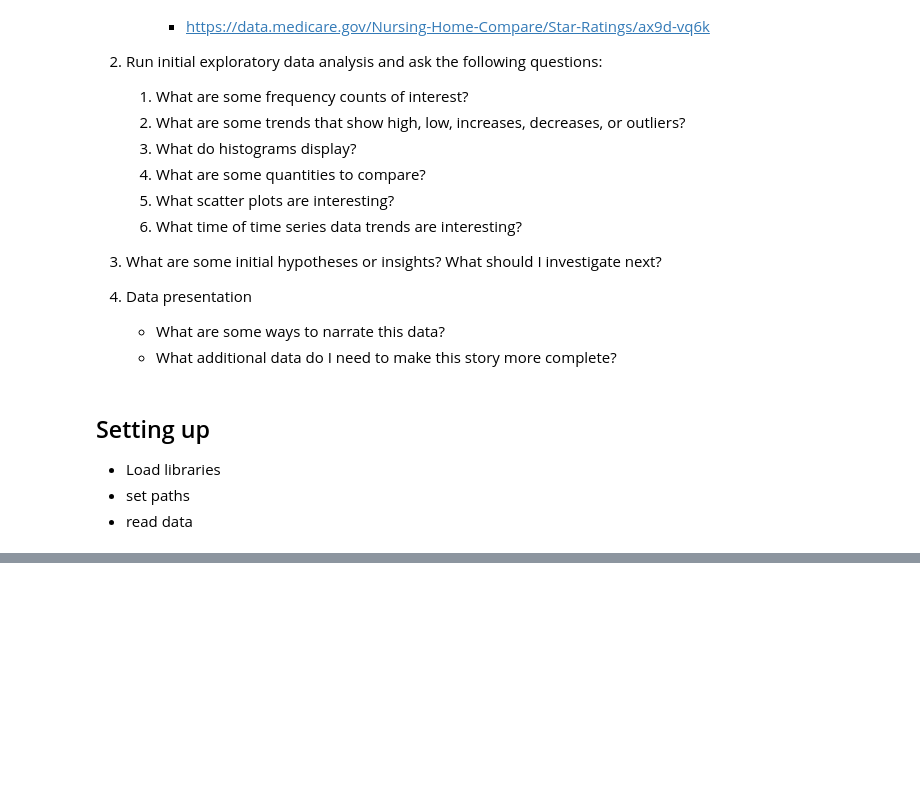
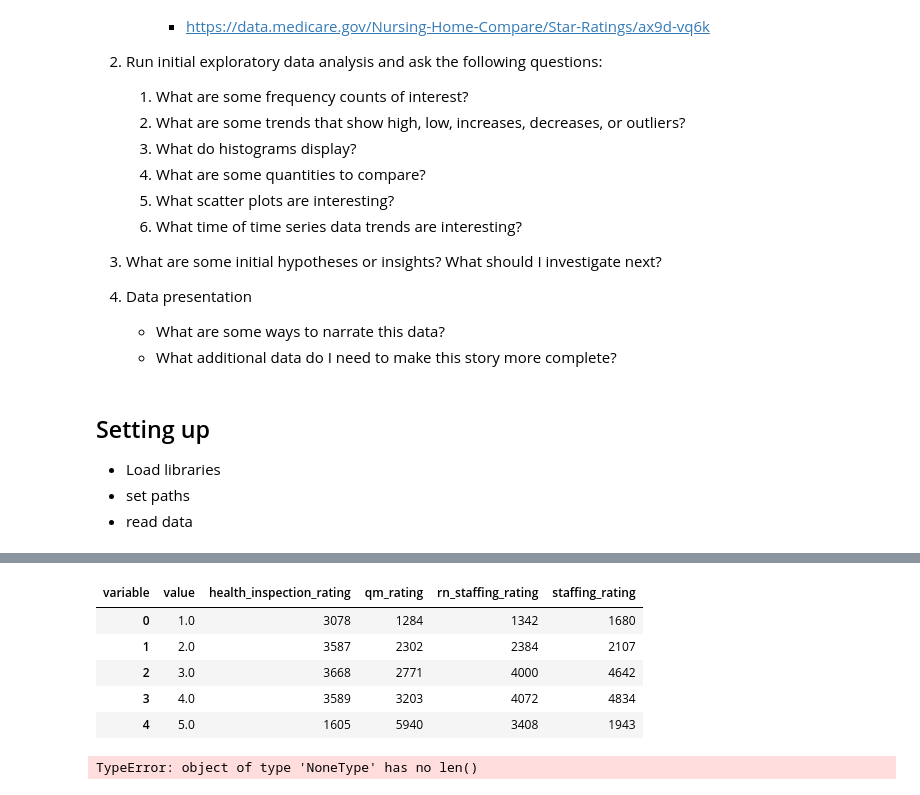
Before and after one commit to chrisgian/SB7.2-Exploratory-Data-Analysis-Using-Medicare-Data, a Jupyter notebook: Exploratory Analysis.ipynb, the cells around one changed output, grey strips where cells are left out. Saved outputs shown, nothing was run; the diff lists cells and outputs as text; code cells hidden in the pictures; blank space fills up the shorter version.

```diff
--- a/Exploratory Analysis.ipynb
+++ b/Exploratory Analysis.ipynb
@@ -152,2 +121,28 @@ g.map_diag(sns.distplot)
+# %%
+star_melt = pd.melt(frame=star,value_vars=['health_inspection_rating', 'qm_rating', 'rn_staffing_rating',
+       'staffing_rating'])
+
+
+star_melt['count'] = 1
+star_melt = star_melt.pivot_table(columns='variable', index= 'value', aggfunc= np.sum)
+star_melt.columns = star_melt.columns.droplevel(0)
+star_melt = star_melt.reset_index()
+
+star_melt.columns.rename({'value':'x'})
+
+
+star_melt
+# https://stackoverflow.com/questions/38152686/iterating-over-columns-with-for-loops-in-pandas-dataframe
+# %% [output]
+| variable | value | health_inspection_rating | qm_rating | rn_staffing_rating | staffing_rating |
+| 0 | 1.0 | 3078 | 1284 | 1342 | 1680 |
+| 1 | 2.0 | 3587 | 2302 | 2384 | 2107 |
+| 2 | 3.0 | 3668 | 2771 | 4000 | 4642 |
+| 3 | 4.0 | 3589 | 3203 | 4072 | 4834 |
+| 4 | 5.0 | 1605 | 5940 | 3408 | 1943 |
+# %%
+sns.factorplot(x = star_melt.value, y = star_melt.health_inspection_rating)
+# %% [output]
+TypeError: object of type 'NoneType' has no len()
 # %%
 mds  +',MAX(three_quarter_average)&$group=measure_code'
```
Also changed, not shown: parts of 18 cells of this notebook.
